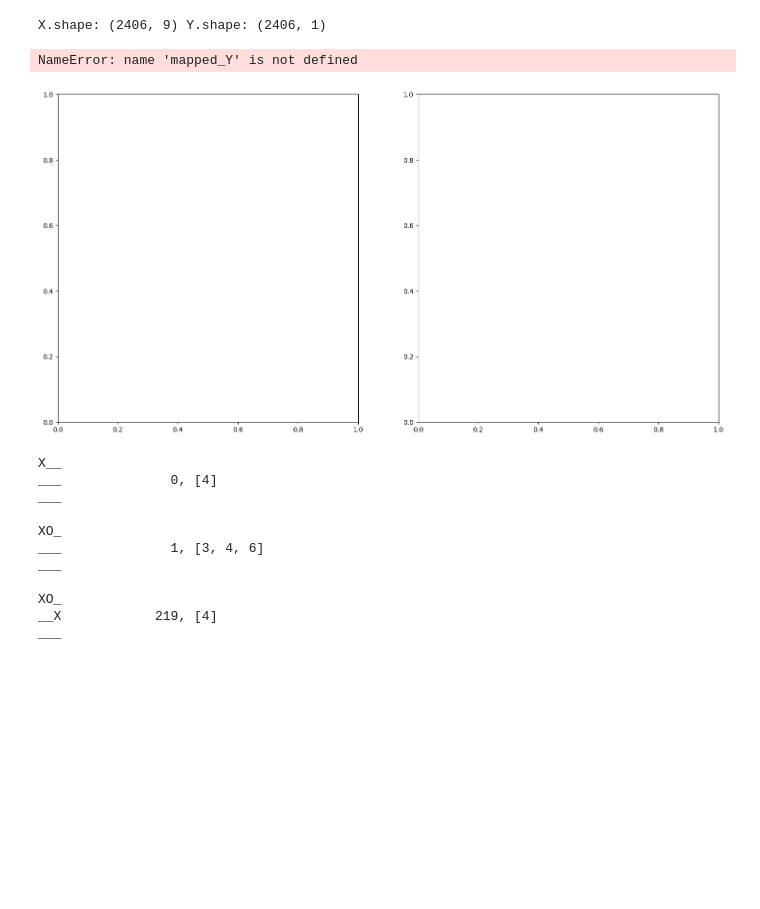
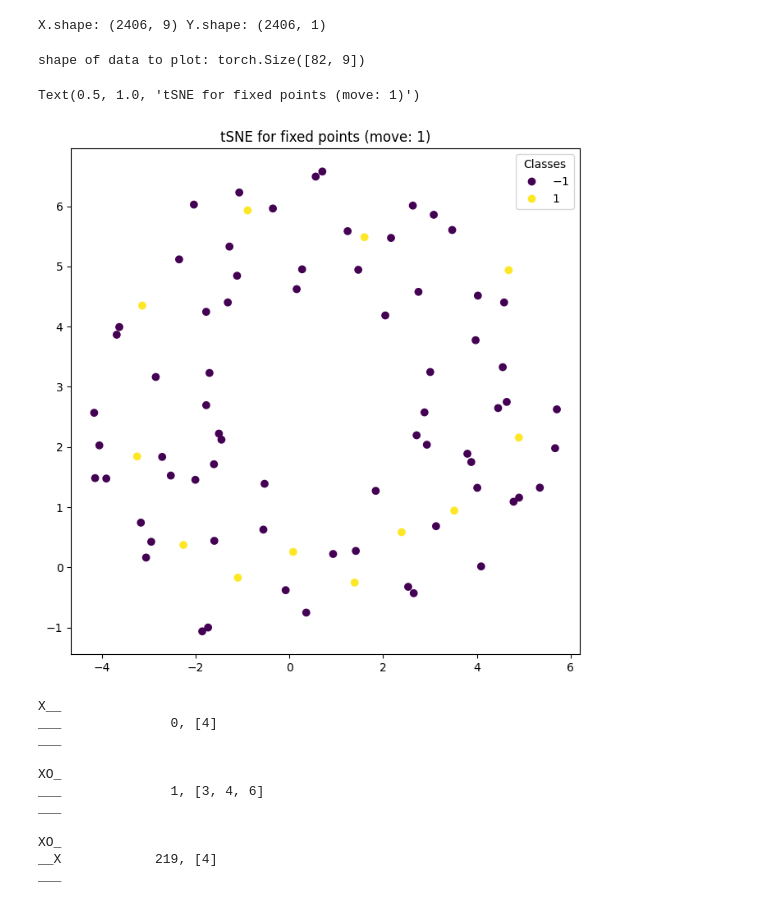
Before and after one commit to JackHanke/smalltictactoe, a Jupyter notebook: workspace.ipynb, the cells around one changed output. Drawn from its saved outputs; the diff is of its cells as text; code cells hidden in the pictures; blank space fills up the shorter version.

```diff
--- a/workspace.ipynb
+++ b/workspace.ipynb
@@ -22,2 +23,6 @@ from data.dataset import data_json_to_tensor
 
 DEVICE = torch.device('cuda' if torch.cuda.is_available() else 'cpu')
+# %%
+with open("data/datasets/jsons/other.json", "r") as file:
+    states = json.load(file)
+len(states)
@@ -23,0 +31,6 @@ DEVICE = torch.device('cuda' if torch.cuda.is_available() else 'cpu')
+# %%
+tot = 0
+for state, moves in states.items():
+    if state.count(' ') == 1:
+        tot += 1
+print(tot)
@@ -23,0 +39,13 @@ DEVICE = torch.device('cuda' if torch.cuda.is_available() else 'cpu')
+# %%
+counts = {
+    ' ':[],
+    'X':[],
+    'O':[],
+}
+for state, moves in all_states_dict.items():
+    for charac in [' ', 'X', 'O']:
+        counts[charac].append(state.count(charac))
+
+for key, value in counts.items():
+    avg_appearances = sum(value)/len(value)
+    print(f'Average number of {key} in data: {avg_appearances:.6f}')
@@ -321,24 +467,29 @@ for elem in Y:
 mapped_Y = np.array(mapped_Y)
 # %%
 
-X, _ = data_json_to_tensor(data_json_path='data/datasets/jsons/non_block_or_win_filtered.json', board_rep_fn=trinary_board_rep)
+X, _ = data_json_to_tensor(data_json_path='data/datasets/jsons/other.json', board_rep_fn=trinary_board_rep)
+move_of_interest = 1
+data_to_plot, labels_to_plot = filter_feature_state_matrix(other, X, move_of_interest)
+print(f'shape of data to plot: {data_to_plot.shape}')
 
 tsne = TSNE()
 
-tsne_embeds = tsne.fit_transform(X)
+tsne_embeds = tsne.fit_transform(data_to_plot)
 # umap_embeds = umap.UMAP().fit_transform(X)
 # print(tsne_embeds.shape, umap_embeds.shape)
 
-fig, (ax1, ax2) = plt.subplots(1,2, figsize=(18,9))
-scatter = ax1.scatter(tsne_embeds[:, 0], tsne_embeds[:, 1], c=mapped_Y, cmap='viridis')
+fig, (ax1) = plt.subplots(1,1, figsize=(8,8))
+# fig, (ax1, ax2) = plt.subplots(1,2, figsize=(18,9))
+scatter = ax1.scatter(tsne_embeds[:, 0], tsne_embeds[:, 1], c=labels_to_plot, cmap='viridis')
 legend = ax1.legend(*scatter.legend_elements(), title="Classes")
-ax1.set_title(f'tSNE for fixed points')
+ax1.set_title(f'tSNE for fixed points (move: {move_of_interest})')
 # scatter = ax2.scatter(umap_embeds[:, 0], umap_embeds[:, 1], c=mapped_Y, cmap='viridis')
 # legend = ax2.legend(*scatter.legend_elements(), title="Classes")
 # ax2.set_title(f'UMAP for fixed points')
 # %% [output]
-NameError: name 'mapped_Y' is not defined
+shape of data to plot: torch.Size([82, 9])
+Text(0.5, 1.0, 'tSNE for fixed points (move: 1)')
-[figure, old version]
+[figure, new version]
 # %%
 ### EDA for the state space of ttt
 import json
```
Also changed, not shown: parts of 14 cells of this notebook, 4 other files.
